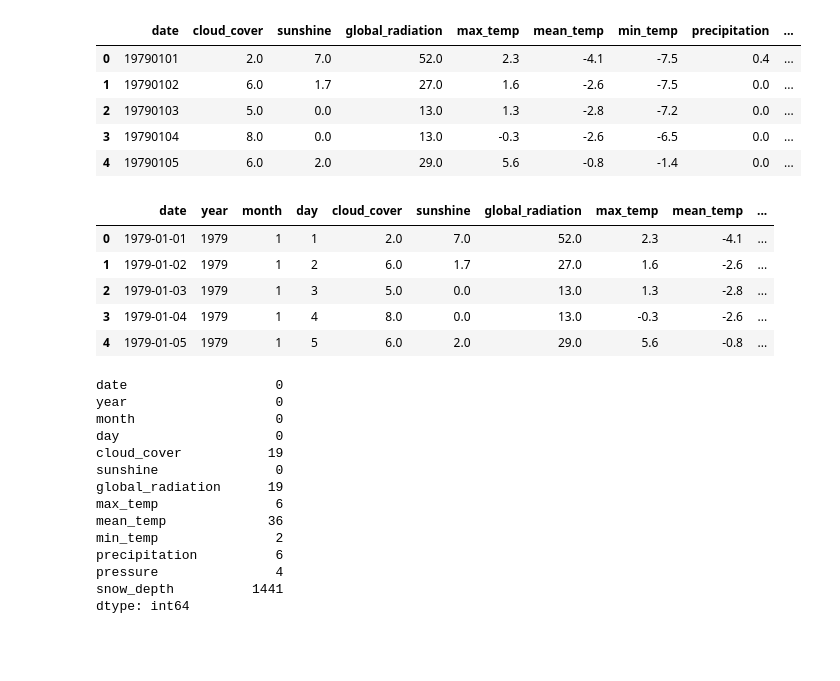
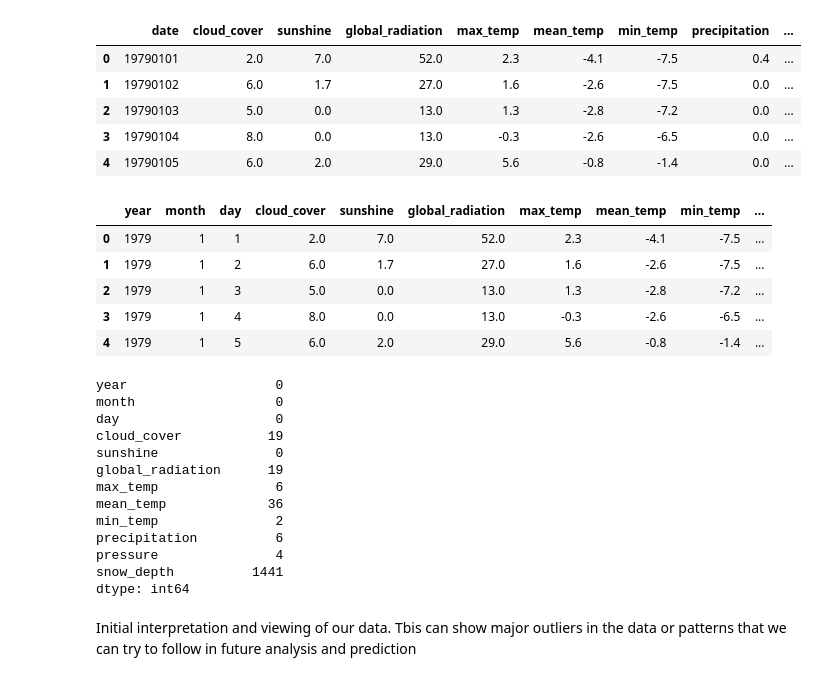
Before and after one commit to artkumik/random-forest, a Jupyter notebook: weather/weather.ipynb, the cells around one changed output. Drawn from its saved outputs; the diff is of its cells as text; code cells hidden in the pictures; blank space fills up the shorter version.

```diff
--- a/weather/weather.ipynb
+++ b/weather/weather.ipynb
@@ -41,36 +42,38 @@ None
 # %%
 #fixing date for formatting reasons
 
 #creating function as default formatting does not return good
 def date_format(x):
     temp = str(x)
     x = str(temp[:4] + "-" + temp[4:6] + "-" + temp[6:])
     return x
 
 df["date"] = df["date"].apply(date_format)
 df["date"] = pd.to_datetime(df["date"])
 
 df["year"] = pd.to_datetime(df["date"]).dt.year
 df["month"] = pd.to_datetime(df["date"]).dt.month
 df["day"] = pd.to_datetime(df["date"]).dt.day
 
 df.insert(1, 'year', df.pop("year"))
 df.insert(2, 'month', df.pop("month"))
 df.insert(3, 'day', df.pop("day"))
 
+df = df.drop(columns = "date")
+
 df.head()
 # %% [output]
-|  | date | year | month | day | cloud_cover | sunshine | global_radiation | max_temp | mean_temp | ... |
-| 0 | 1979-01-01 | 1979 | 1 | 1 | 2.0 | 7.0 | 52.0 | 2.3 | -4.1 | ... |
-| 1 | 1979-01-02 | 1979 | 1 | 2 | 6.0 | 1.7 | 27.0 | 1.6 | -2.6 | ... |
-| 2 | 1979-01-03 | 1979 | 1 | 3 | 5.0 | 0.0 | 13.0 | 1.3 | -2.8 | ... |
-| 3 | 1979-01-04 | 1979 | 1 | 4 | 8.0 | 0.0 | 13.0 | -0.3 | -2.6 | ... |
-| 4 | 1979-01-05 | 1979 | 1 | 5 | 6.0 | 2.0 | 29.0 | 5.6 | -0.8 | ... |
+|  | year | month | day | cloud_cover | sunshine | global_radiation | max_temp | mean_temp | min_temp | ... |
+| 0 | 1979 | 1 | 1 | 2.0 | 7.0 | 52.0 | 2.3 | -4.1 | -7.5 | ... |
+| 1 | 1979 | 1 | 2 | 6.0 | 1.7 | 27.0 | 1.6 | -2.6 | -7.5 | ... |
+| 2 | 1979 | 1 | 3 | 5.0 | 0.0 | 13.0 | 1.3 | -2.8 | -7.2 | ... |
+| 3 | 1979 | 1 | 4 | 8.0 | 0.0 | 13.0 | -0.3 | -2.6 | -6.5 | ... |
+| 4 | 1979 | 1 | 5 | 6.0 | 2.0 | 29.0 | 5.6 | -0.8 | -1.4 | ... |
 # %%
-#checking for missing data
-df.isna().sum()
+#checking for missing data and replacing with 0.0
+print(df.isna().sum())
+df = df.dropna()
 # %% [output]
-date                   0
 year                   0
 month                  0
 day                    0
@@ -84,4 +87,6 @@ precipitation          6
 pressure               4
 snow_depth          1441
 dtype: int64
+# %% [markdown]
+Initial interpretation and viewing of our data. Tbis can show major outliers in the data or patterns that we can try to follow in future analysis and prediction
 # %%
```
Also changed, not shown: parts of 29 cells of this notebook.
